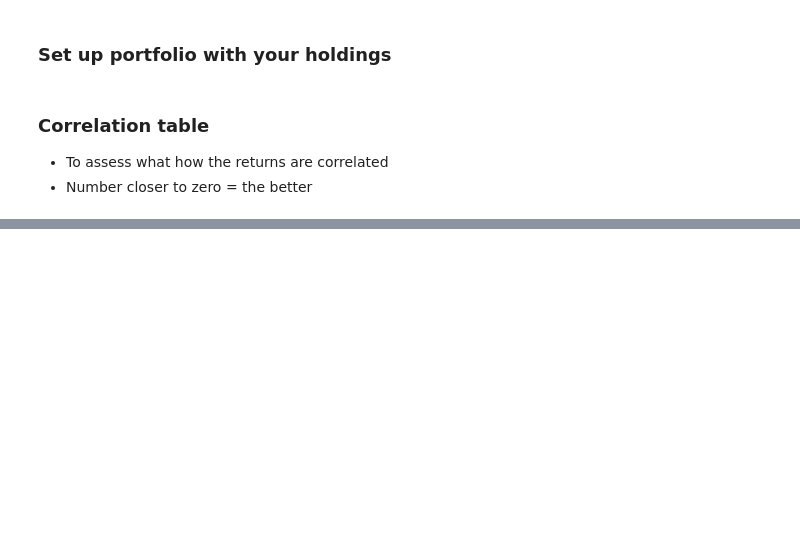
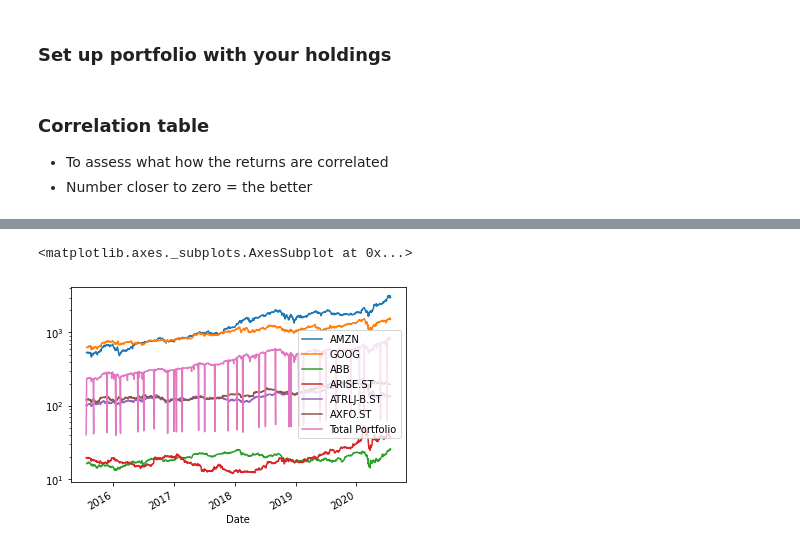
Before and after one commit to Luumo/financial-investment-tools, a Jupyter notebook: main.ipynb, the cells around one changed output, grey strips where cells are left out. Drawn from its saved outputs; the diff is of its cells as text; code cells hidden in the pictures; blank space fills up the shorter version.

```diff
--- a/main.ipynb
+++ b/main.ipynb
@@ -48,0 +51,7 @@ my_portfolio_correlation.reset_index(drop=True).style.background_gradient(cmap='
+# %%
+portfolio_returns = my_portfolio.returns('5y').fillna(method='backfill')
+# %%
+portfolio_returns.plot()
+# %% [output]
+<matplotlib.axes._subplots.AxesSubplot at 0x...>
+[figure, added]
```
Also changed, not shown: parts of 4 cells of this notebook, 1 other file.
